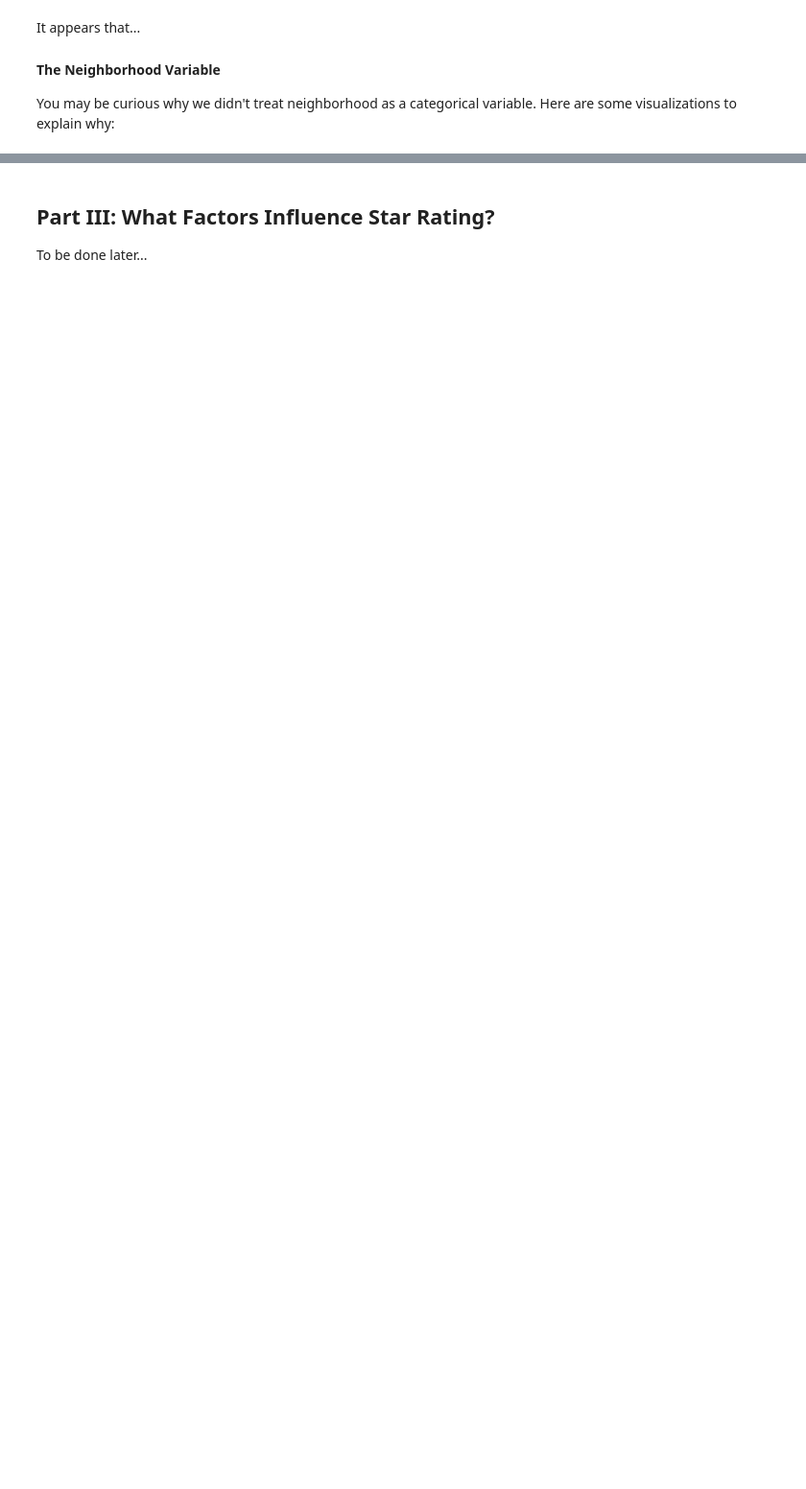
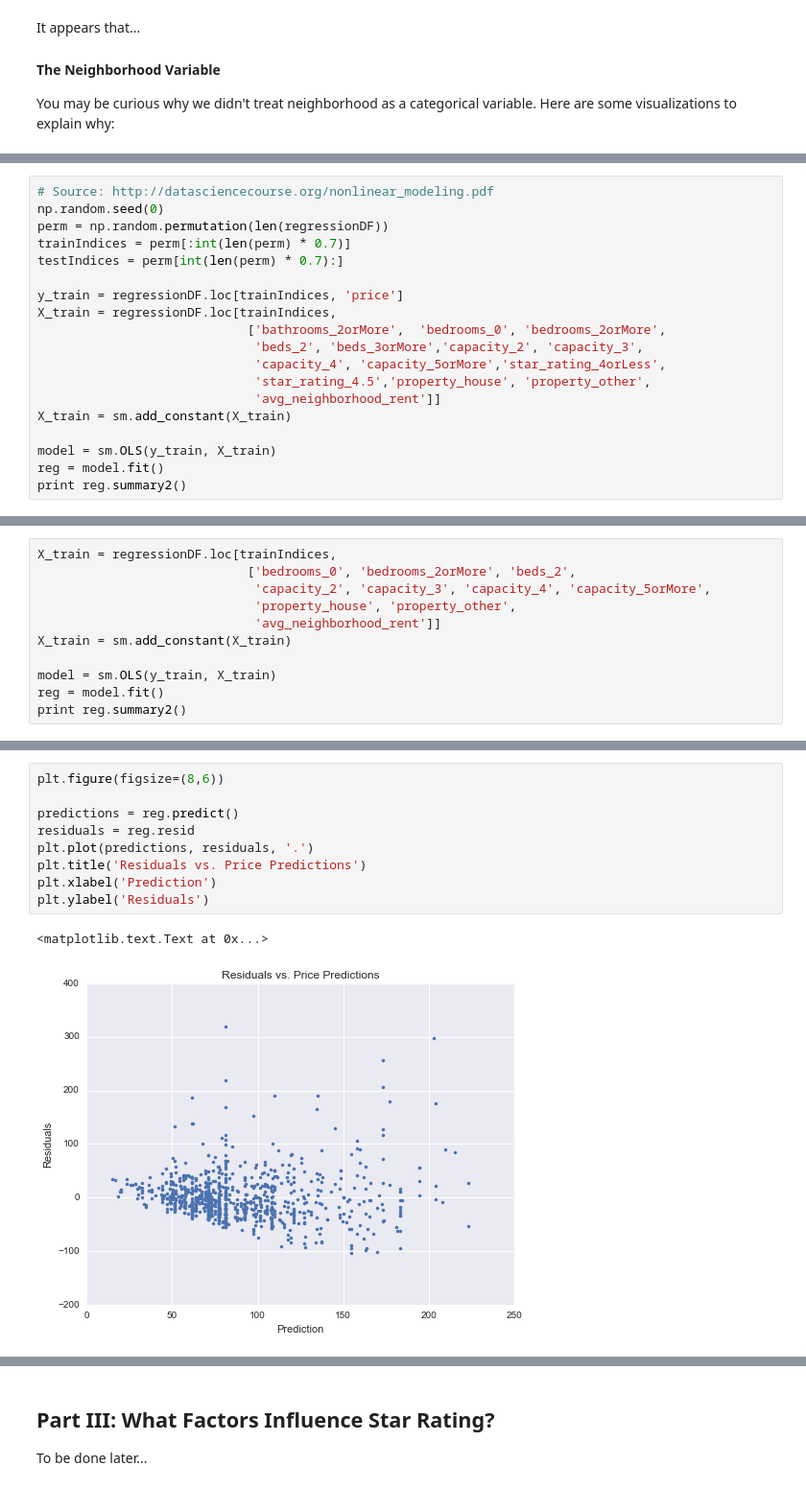
Before and after one commit to shouvikmani/AirbnbDataAnalysis, a Jupyter notebook: Analyzing_Airbnb_in_New_York_City.ipynb, the cells around one changed output, grey strips where cells are left out. Shown: that part at 96% size. Saved outputs shown, nothing was run; the diff lists cells and outputs as text; blank space fills up the shorter version.

```diff
--- a/Analyzing_Airbnb_in_New_York_City.ipynb
+++ b/Analyzing_Airbnb_in_New_York_City.ipynb
@@ -350,0 +459,19 @@ To do later...
+# %%
+# Source: http://datasciencecourse.org/nonlinear_modeling.pdf
+np.random.seed(0)
+perm = np.random.permutation(len(regressionDF))
+trainIndices = perm[:int(len(perm) * 0.7)]
+testIndices = perm[int(len(perm) * 0.7):]
+
+y_train = regressionDF.loc[trainIndices, 'price']
+X_train = regressionDF.loc[trainIndices,
+                            ['bathrooms_2orMore',  'bedrooms_0', 'bedrooms_2orMore',
+                             'beds_2', 'beds_3orMore','capacity_2', 'capacity_3',
+                             'capacity_4', 'capacity_5orMore','star_rating_4orLess',
+                             'star_rating_4.5','property_house', 'property_other',
+                             'avg_neighborhood_rent']]
+X_train = sm.add_constant(X_train)
+
+model = sm.OLS(y_train, X_train)
+reg = model.fit()
+print reg.summary2()
@@ -350,0 +508,11 @@ To do later...
+# %%
+X_train = regressionDF.loc[trainIndices,
+                            ['bedrooms_0', 'bedrooms_2orMore', 'beds_2',
+                             'capacity_2', 'capacity_3', 'capacity_4', 'capacity_5orMore',
+                             'property_house', 'property_other',
+                             'avg_neighborhood_rent']]
+X_train = sm.add_constant(X_train)
+
+model = sm.OLS(y_train, X_train)
+reg = model.fit()
+print reg.summary2()
@@ -350,0 +541,12 @@ To do later...
+# %%
+plt.figure(figsize=(8,6))
+
+predictions = reg.predict()
+residuals = reg.resid
+plt.plot(predictions, residuals, '.')
+plt.title('Residuals vs. Price Predictions')
+plt.xlabel('Prediction')
+plt.ylabel('Residuals')
+# %% [output]
+<matplotlib.text.Text at 0x...>
+[figure, added]
```
Also changed, not shown: parts of 34 cells of this notebook.
